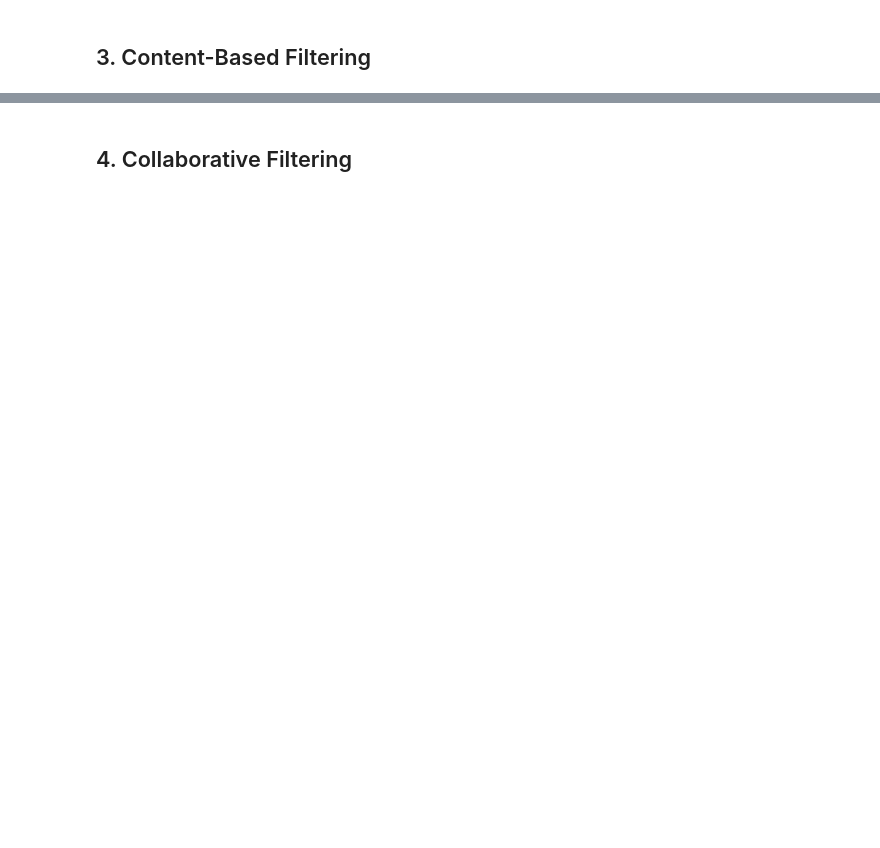
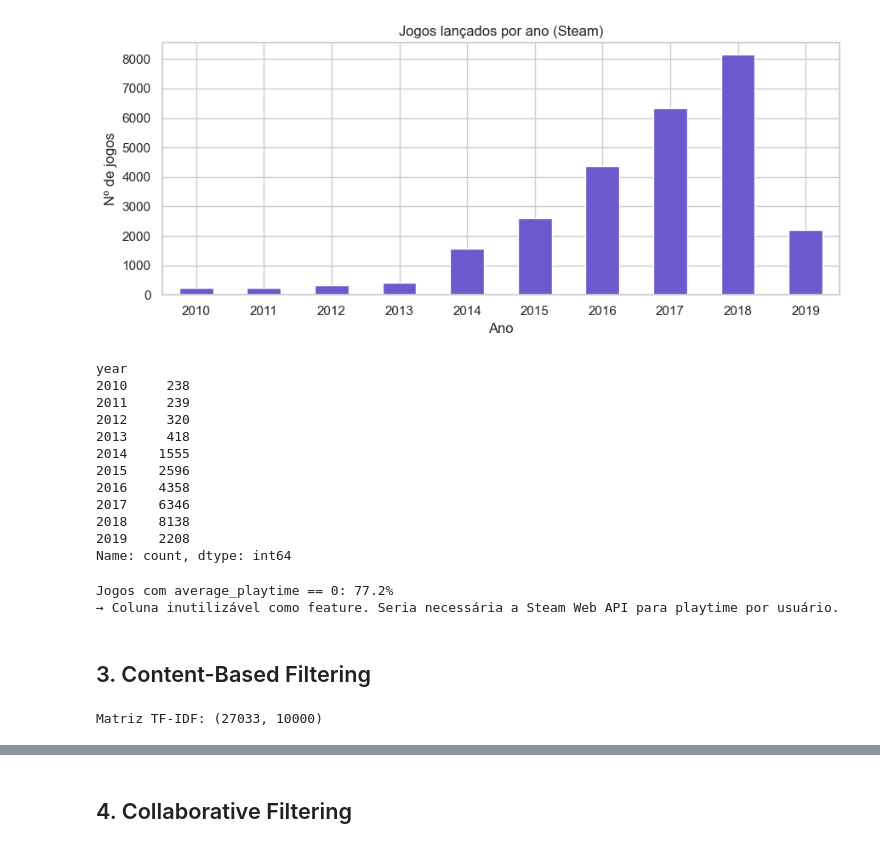
Before and after one commit to MateusLOS/game-recommender-ml, a Jupyter notebook: notebooks/analysis.ipynb, the cells around one changed output, grey strips where cells are left out. Drawn from its saved outputs; the diff is of its cells as text; code cells hidden in the pictures; blank space fills up the shorter version.

```diff
--- a/notebooks/analysis.ipynb
+++ b/notebooks/analysis.ipynb
@@ -81,7 +203,46 @@ if 'genres' in df.columns:
+# %%
+# Crescimento do catálogo por ano
+df['year'] = pd.to_datetime(df['release_date'], errors='coerce').dt.year
+yearly = df[df['year'].between(2010, 2019)]['year'].value_counts().sort_index()
+
+fig, ax = plt.subplots(figsize=(9, 4))
+yearly.plot(kind='bar', ax=ax, color='slateblue', edgecolor='white')
+ax.set_title('Jogos lançados por ano (Steam)')
+ax.set_xlabel('Ano')
+ax.set_ylabel('Nº de jogos')
+plt.xticks(rotation=0)
+plt.tight_layout()
+plt.show()
+
+print(yearly)
+# %% [output]
+[figure, added]
+year
+2010     238
+2011     239
+2012     320
+2013     418
+2014    1555
+2015    2596
+2016    4358
+2017    6346
+2018    8138
+2019    2208
+Name: count, dtype: int64
+# %%
+# average_playtime está zerado pra maioria dos jogos — descartado como feature
+zero_playtime = (df['average_playtime'] == 0).mean() * 100
+print(f'Jogos com average_playtime == 0: {zero_playtime:.1f}%')
+print('→ Coluna inutilizável como feature. Seria necessária a Steam Web API para playtime por usuário.')
+# %% [output]
+Jogos com average_playtime == 0: 77.2%
+→ Coluna inutilizável como feature. Seria necessária a Steam Web API para playtime por usuário.
 # %% [markdown]
 ## 3. Content-Based Filtering
 # %%
 from content_based import build_tfidf_matrix, get_recommendations as cb_recommend
 
 tfidf_matrix, vectorizer = build_tfidf_matrix(df)
-print(f'TF-IDF matrix shape: {tfidf_matrix.shape}')
+print(f'Matriz TF-IDF: {tfidf_matrix.shape}')
+# %% [output]
+Matriz TF-IDF: (27033, 10000)
```
Also changed, not shown: parts of 28 cells of this notebook.
